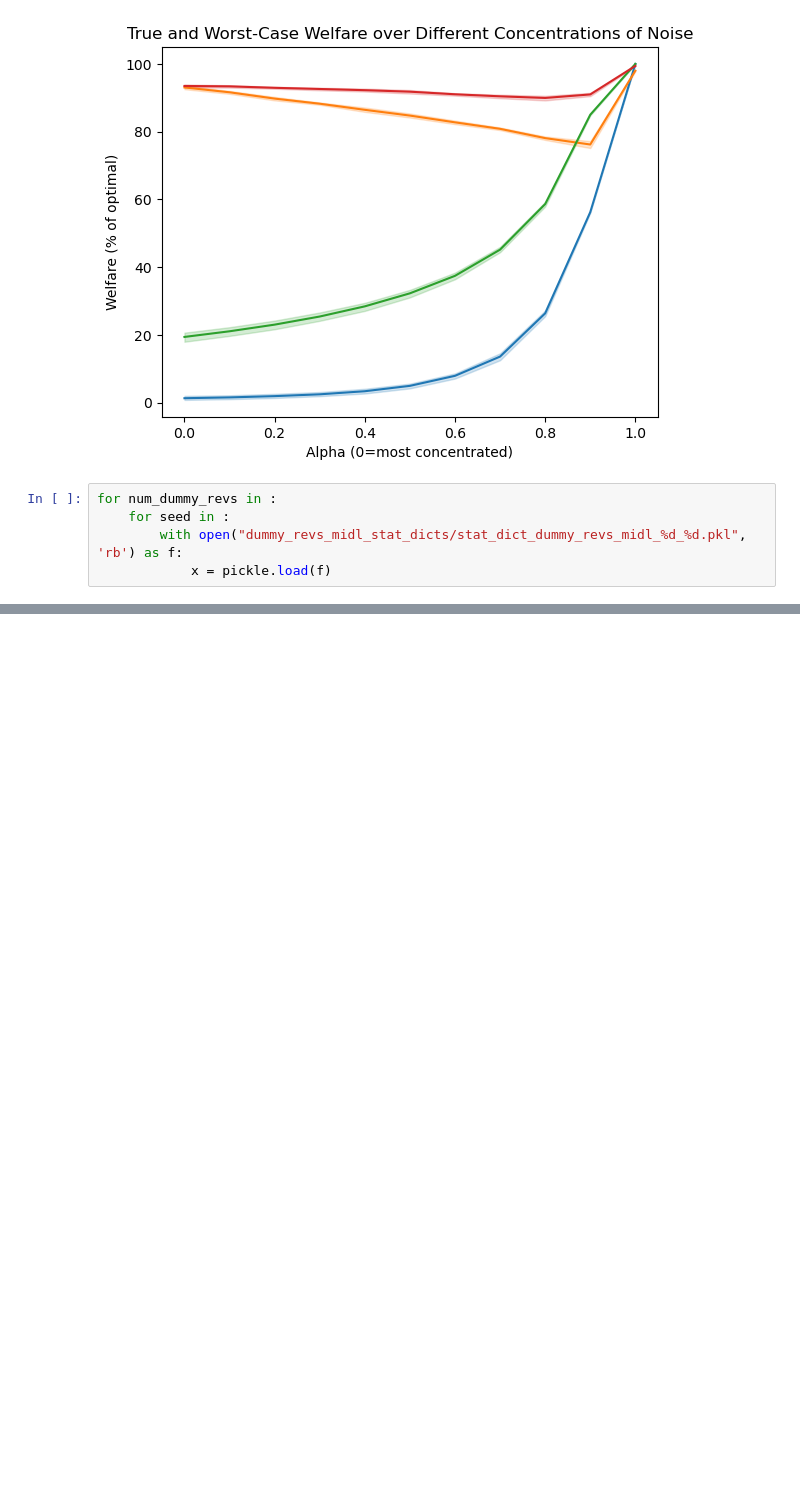
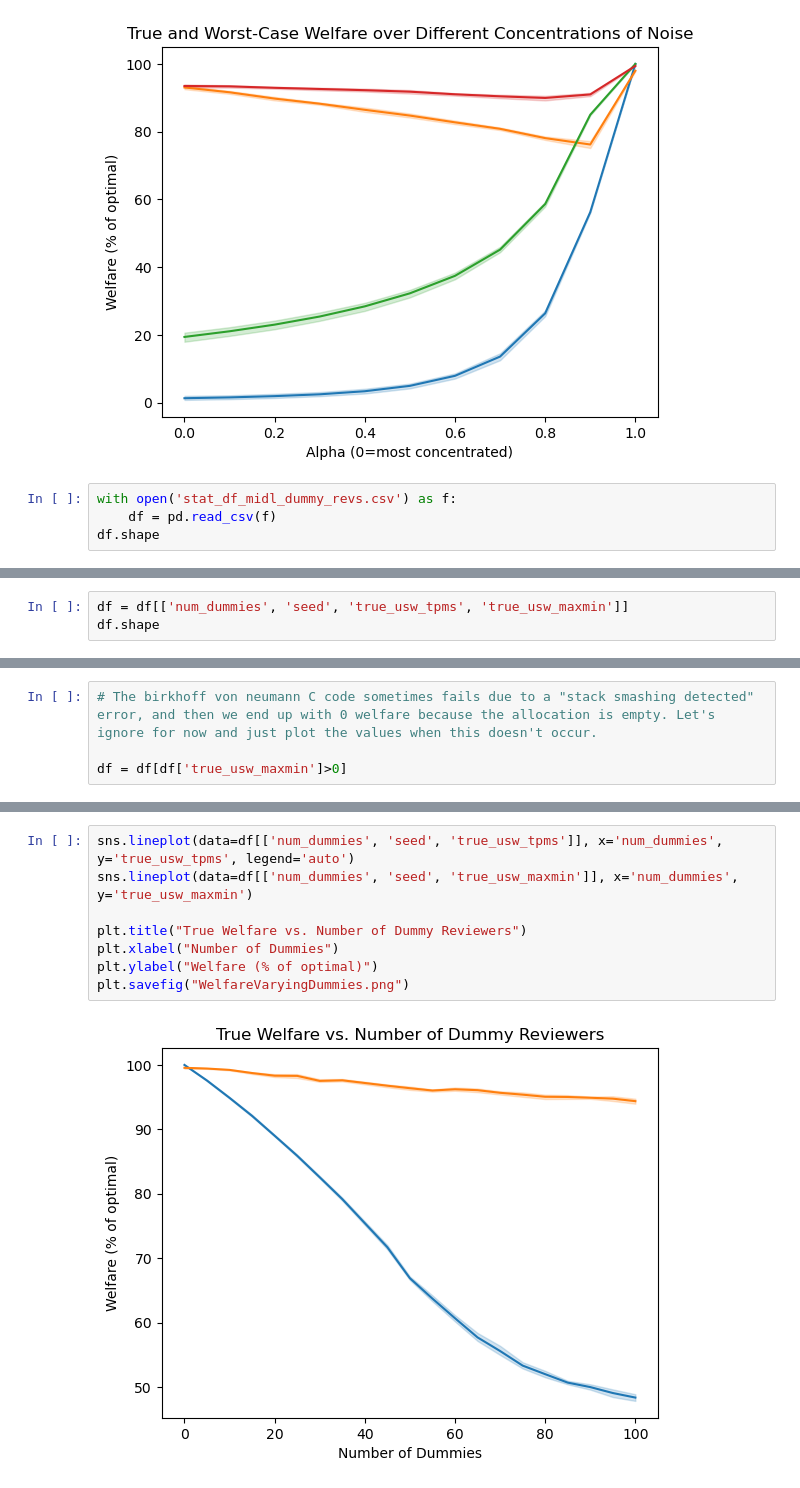
Before and after one commit to justinpayan/RAU, a Jupyter notebook: PlotExperiments.ipynb, the cells around one changed output, grey strips where cells are left out. Cells and saved outputs as stored; diff of their text form; blank space fills up the shorter version.

```diff
--- a/PlotExperiments.ipynb
+++ b/PlotExperiments.ipynb
@@ -37,7 +37,6 @@ plt.savefig("WelfareVaryingAlpha.png")
 # %% [output]
 [figure]
 # %%
-for num_dummy_revs in :
-    for seed in :
-        with open("dummy_revs_midl_stat_dicts/stat_dict_dummy_revs_midl_%d_%d.pkl", 'rb') as f:
-            x = pickle.load(f)
+with open('stat_df_midl_dummy_revs.csv') as f:
+    df = pd.read_csv(f)
+df.shape
@@ -43,0 +45,3 @@ for num_dummy_revs in :
+# %%
+df = df[['num_dummies', 'seed', 'true_usw_tpms', 'true_usw_maxmin']]
+df.shape
@@ -43,0 +50,4 @@ for num_dummy_revs in :
+# %%
+# The birkhoff von neumann C code sometimes fails due to a "stack smashing detected" error, and then we end up with 0 welfare because the allocation is empty. Let's ignore for now and just plot the values when this doesn't occur.
+
+df = df[df['true_usw_maxmin']>0]
@@ -43,0 +70,10 @@ for num_dummy_revs in :
+# %%
+sns.lineplot(data=df[['num_dummies', 'seed', 'true_usw_tpms']], x='num_dummies', y='true_usw_tpms', legend='auto')
+sns.lineplot(data=df[['num_dummies', 'seed', 'true_usw_maxmin']], x='num_dummies', y='true_usw_maxmin')
+
+plt.title("True Welfare vs. Number of Dummy Reviewers")
+plt.xlabel("Number of Dummies")
+plt.ylabel("Welfare (% of optimal)")
+plt.savefig("WelfareVaryingDummies.png")
+# %% [output]
+[figure, added]
```
Also changed, not shown: parts of 3 cells of this notebook, 2 other files.
